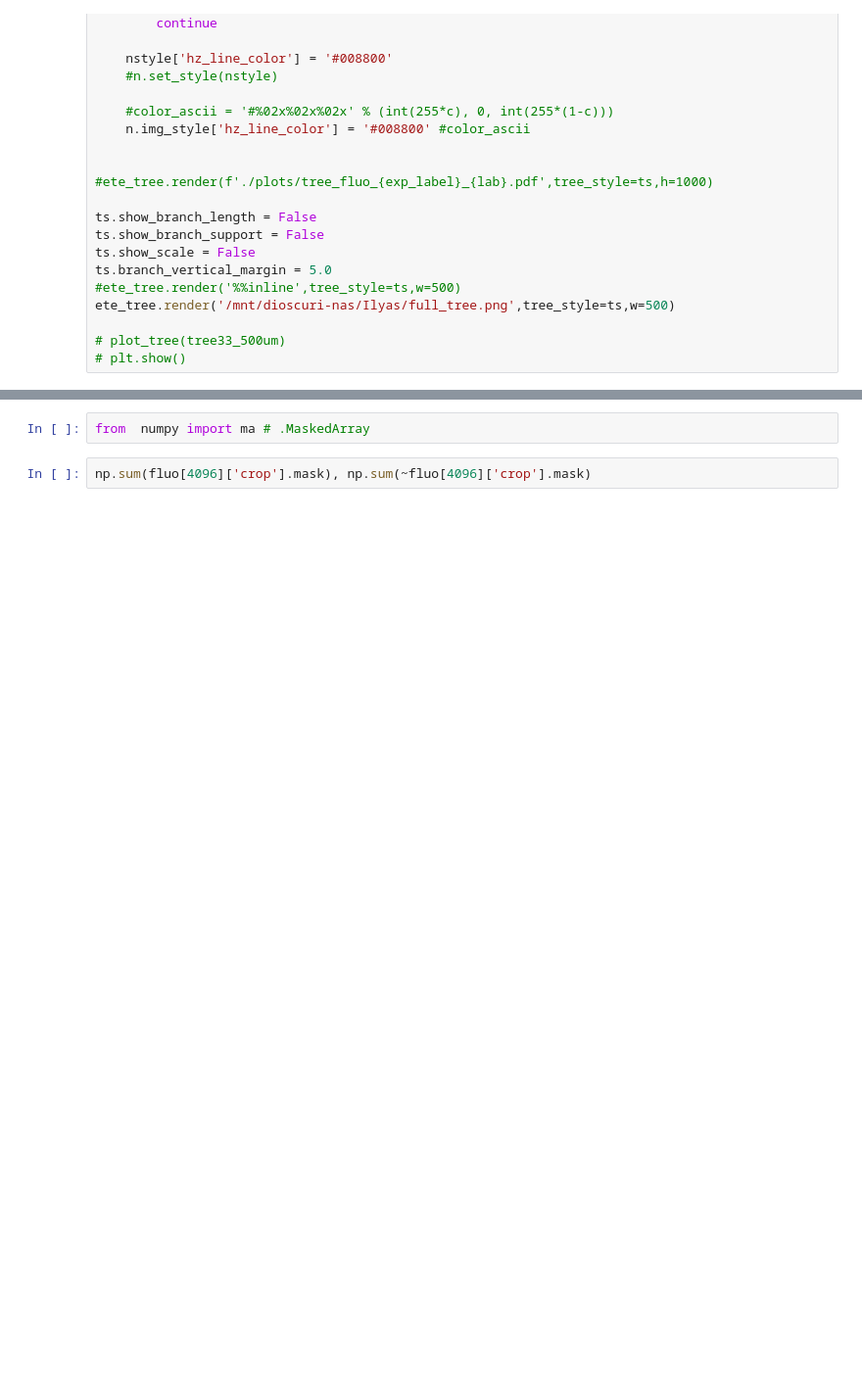
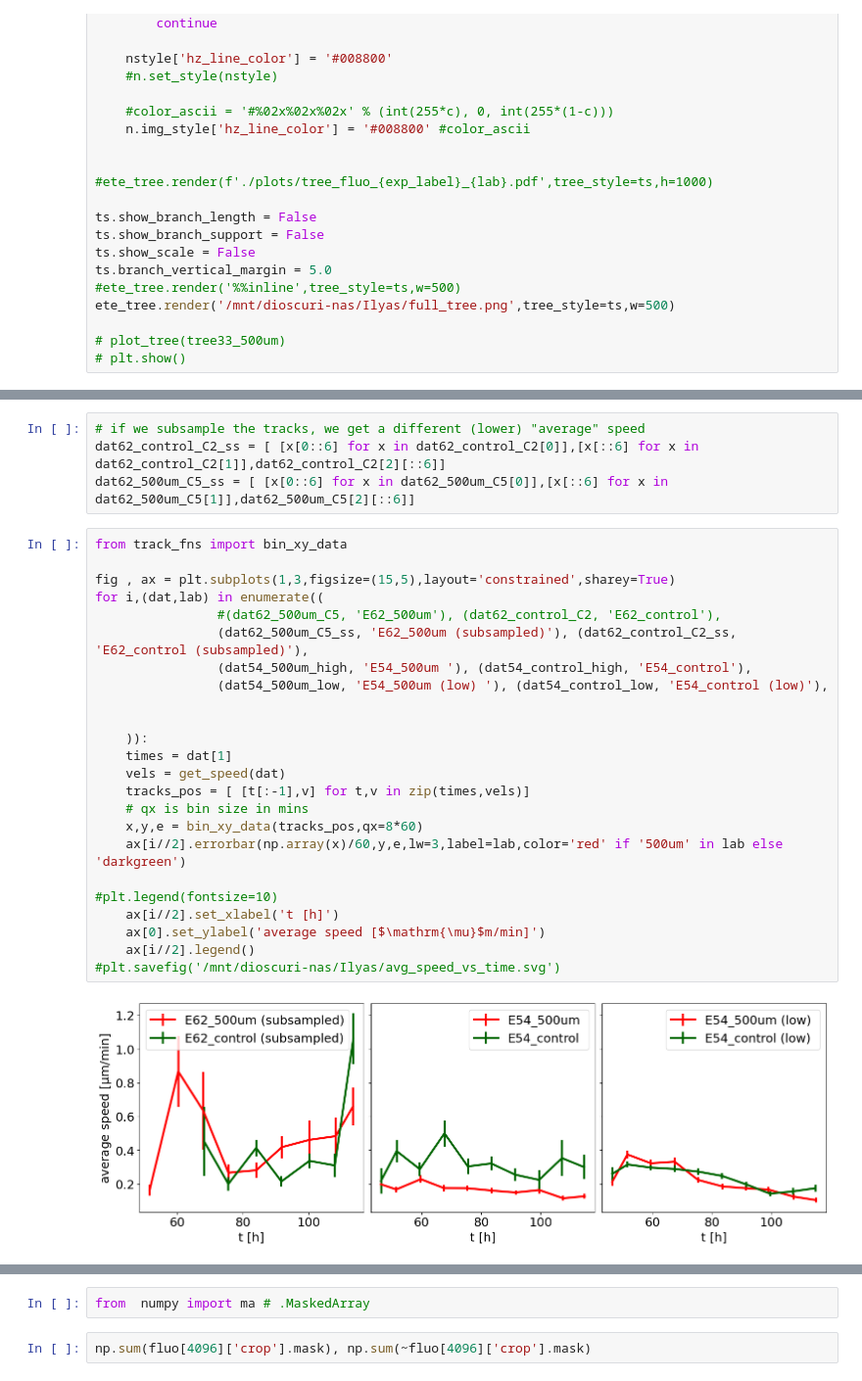
Before and after one commit to Dioscuri-Centre/phenotypic_heterogeneity, a Jupyter notebook: Tracking/cell_tracking.ipynb, the cells around one changed output, grey strips where cells are left out. Shown at 98% size. Saved outputs shown, nothing was run; the diff lists cells and outputs as text; blank space fills up the shorter version.

```diff
--- a/Tracking/cell_tracking.ipynb
+++ b/Tracking/cell_tracking.ipynb
@@ -1509,0 +1499,30 @@ for i in range(2):
+# %%
+# if we subsample the tracks, we get a different (lower) "average" speed
+dat62_control_C2_ss = [ [x[0::6] for x in dat62_control_C2[0]],[x[::6] for x in dat62_control_C2[1]],dat62_control_C2[2][::6]]
+dat62_500um_C5_ss = [ [x[0::6] for x in dat62_500um_C5[0]],[x[::6] for x in dat62_500um_C5[1]],dat62_500um_C5[2][::6]]
+# %%
+from track_fns import bin_xy_data
+
+fig , ax = plt.subplots(1,3,figsize=(15,5),layout='constrained',sharey=True)
+for i,(dat,lab) in enumerate((
+                #(dat62_500um_C5, 'E62_500um'), (dat62_control_C2, 'E62_control'),
+                (dat62_500um_C5_ss, 'E62_500um (subsampled)'), (dat62_control_C2_ss, 'E62_control (subsampled)'),
+                (dat54_500um_high, 'E54_500um '), (dat54_control_high, 'E54_control'),
+                (dat54_500um_low, 'E54_500um (low) '), (dat54_control_low, 'E54_control (low)'),
+
+
+    )):
+    times = dat[1]
+    vels = get_speed(dat)
+    tracks_pos = [ [t[:-1],v] for t,v in zip(times,vels)]
+    # qx is bin size in mins
+    x,y,e = bin_xy_data(tracks_pos,qx=8*60)
+    ax[i//2].errorbar(np.array(x)/60,y,e,lw=3,label=lab,color='red' if '500um' in lab else 'darkgreen')
+
+#plt.legend(fontsize=10)
+    ax[i//2].set_xlabel('t [h]')
+    ax[0].set_ylabel('average speed [$\mathrm{\mu}$m/min]')
+    ax[i//2].legend()
+#plt.savefig('/mnt/dioscuri-nas/Ilyas/avg_speed_vs_time.svg')
+# %% [output]
+[figure, added]
```
Also changed, not shown: parts of 21 cells of this notebook, 6 other files.
